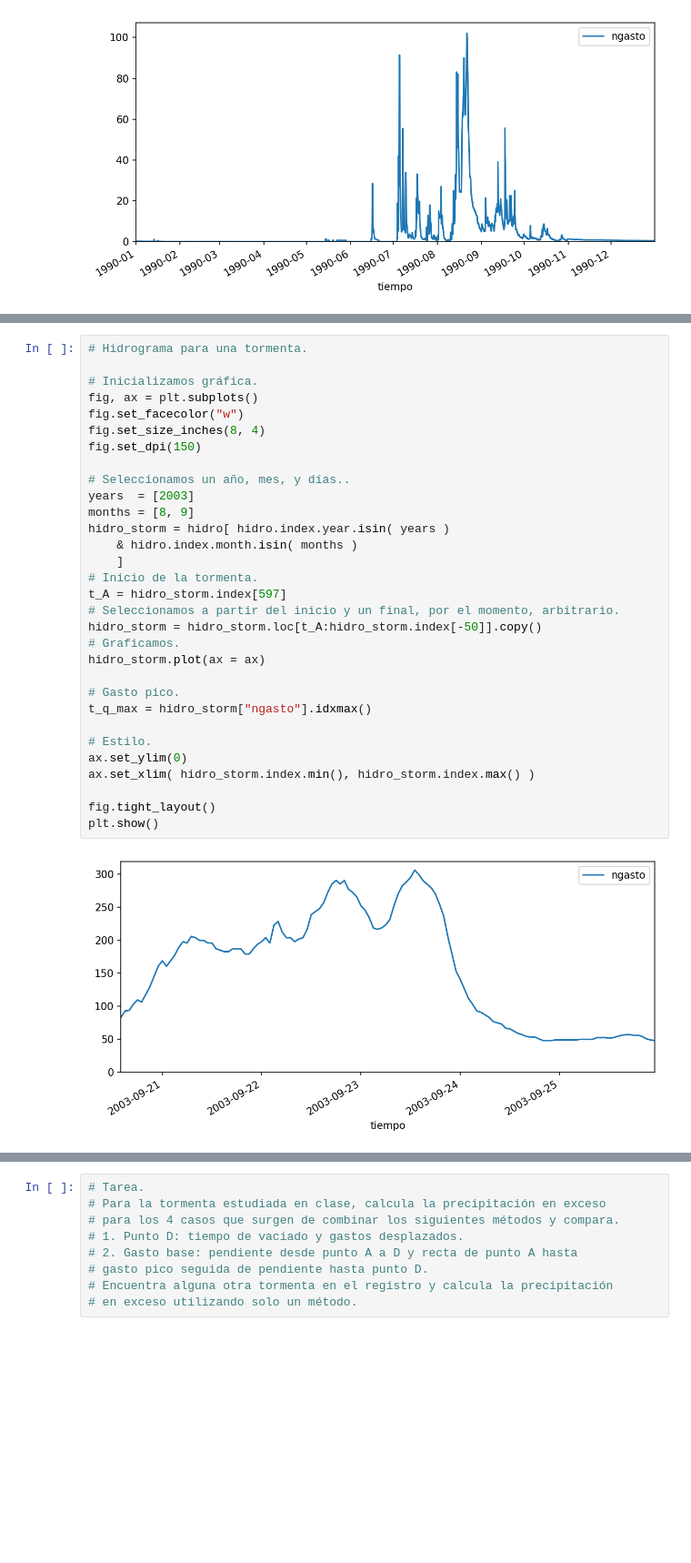
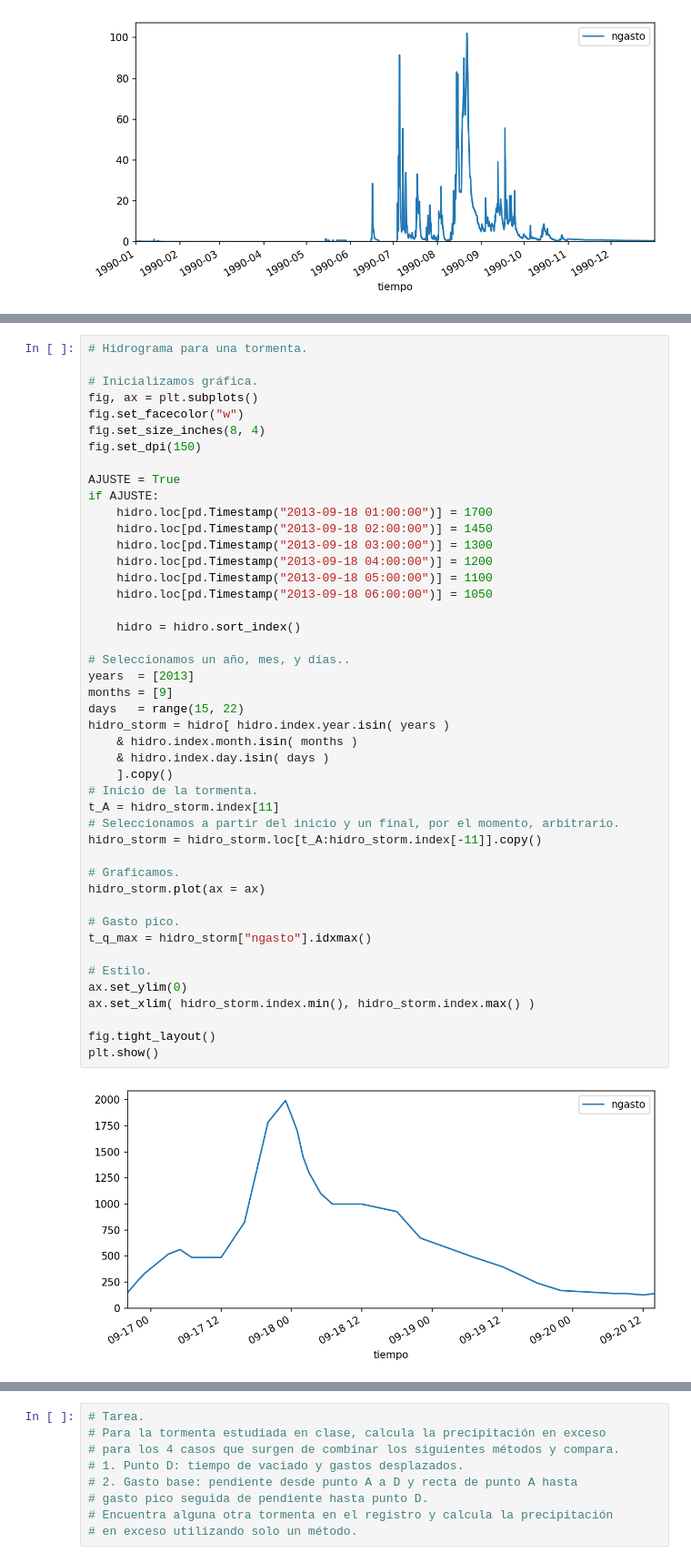
Before and after one commit to rodrigoms95/Hidro_sup, a Jupyter notebook: Clase 14/Escurrimiento.ipynb, the cells around one changed output, grey strips where cells are left out. Shown at 91% size. Cells and saved outputs as stored; diff of their text form; blank space fills up the shorter version.

```diff
--- a/Clase 14/Escurrimiento.ipynb
+++ b/Clase 14/Escurrimiento.ipynb
@@ -104,35 +127,49 @@ plt.show()
 # %%
 # Hidrograma para una tormenta.
 
 # Inicializamos gráfica.
 fig, ax = plt.subplots()
 fig.set_facecolor("w")
 fig.set_size_inches(8, 4)
 fig.set_dpi(150)
 
+AJUSTE = True
+if AJUSTE:
+    hidro.loc[pd.Timestamp("2013-09-18 01:00:00")] = 1700
+    hidro.loc[pd.Timestamp("2013-09-18 02:00:00")] = 1450
+    hidro.loc[pd.Timestamp("2013-09-18 03:00:00")] = 1300
+    hidro.loc[pd.Timestamp("2013-09-18 04:00:00")] = 1200
+    hidro.loc[pd.Timestamp("2013-09-18 05:00:00")] = 1100
+    hidro.loc[pd.Timestamp("2013-09-18 06:00:00")] = 1050
+
+    hidro = hidro.sort_index()
+
 # Seleccionamos un año, mes, y días..
-years  = [2003]
-months = [8, 9]
+years  = [2013]
+months = [9]
+days   = range(15, 22)
 hidro_storm = hidro[ hidro.index.year.isin( years )
     & hidro.index.month.isin( months )
-    ]
+    & hidro.index.day.isin( days )
+    ].copy()
 # Inicio de la tormenta.
-t_A = hidro_storm.index[597]
+t_A = hidro_storm.index[11]
 # Seleccionamos a partir del inicio y un final, por el momento, arbitrario.
-hidro_storm = hidro_storm.loc[t_A:hidro_storm.index[-50]].copy()
+hidro_storm = hidro_storm.loc[t_A:hidro_storm.index[-11]].copy()
+
 # Graficamos.
 hidro_storm.plot(ax = ax)
 
 # Gasto pico.
 t_q_max = hidro_storm["ngasto"].idxmax()
 
 # Estilo.
 ax.set_ylim(0)
 ax.set_xlim( hidro_storm.index.min(), hidro_storm.index.max() )
 
 fig.tight_layout()
 plt.show()
 # %% [output]
-[figure, old version]
+[figure, new version]
 # %%
 # Verificamos los datos al inicio de la tormenta.
```
Also changed, not shown: parts of 7 cells of this notebook, 2 other files.
